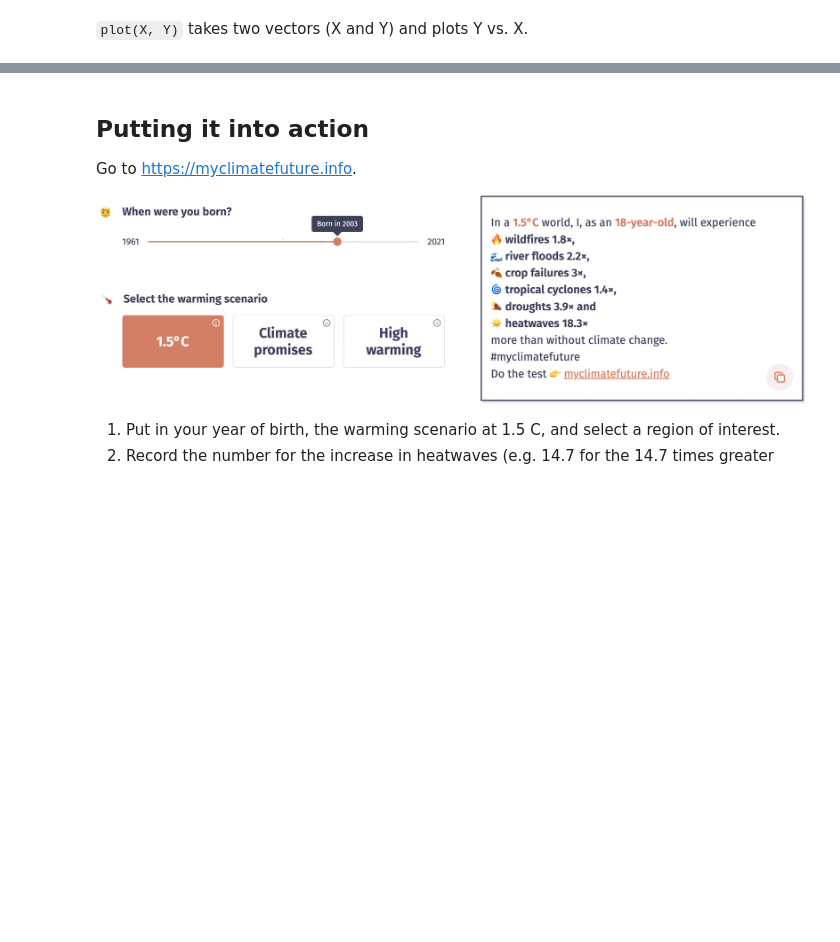
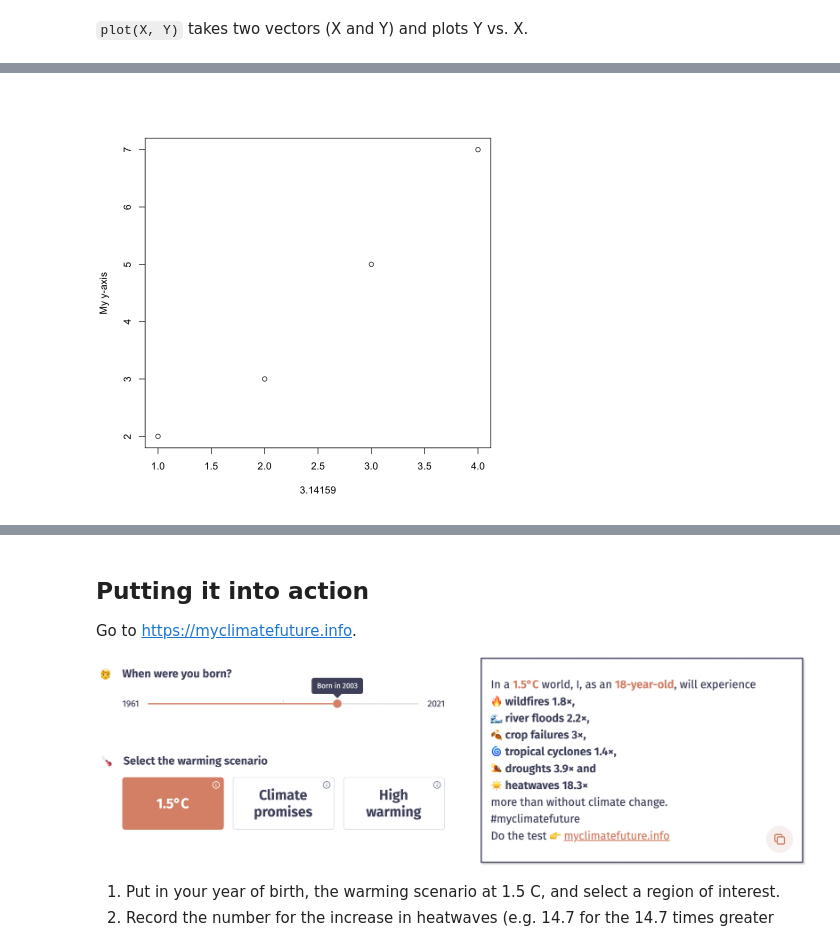
Before and after one commit to jrising/ccecon2025, a Jupyter notebook: Week 1 - Introducing R.ipynb, the cells around one changed output, grey strips where cells are left out. Drawn from its saved outputs; the diff is of its cells as text; code cells hidden in the pictures; blank space fills up the shorter version.

```diff
--- a/Week 1 - Introducing R.ipynb
+++ b/Week 1 - Introducing R.ipynb
@@ -98,4 +200,6 @@ plot(xx, xx)
 # %%
-plot(xx, xlab="My x-axis", ylab="My y-axis")
+plot(xx, xlab=3.14159, ylab="My y-axis")
+# %% [output]
+[figure, added]
 # %%
 plot(xx, type='l')
```
Also changed, not shown: parts of 72 cells of this notebook, 3 other files.
